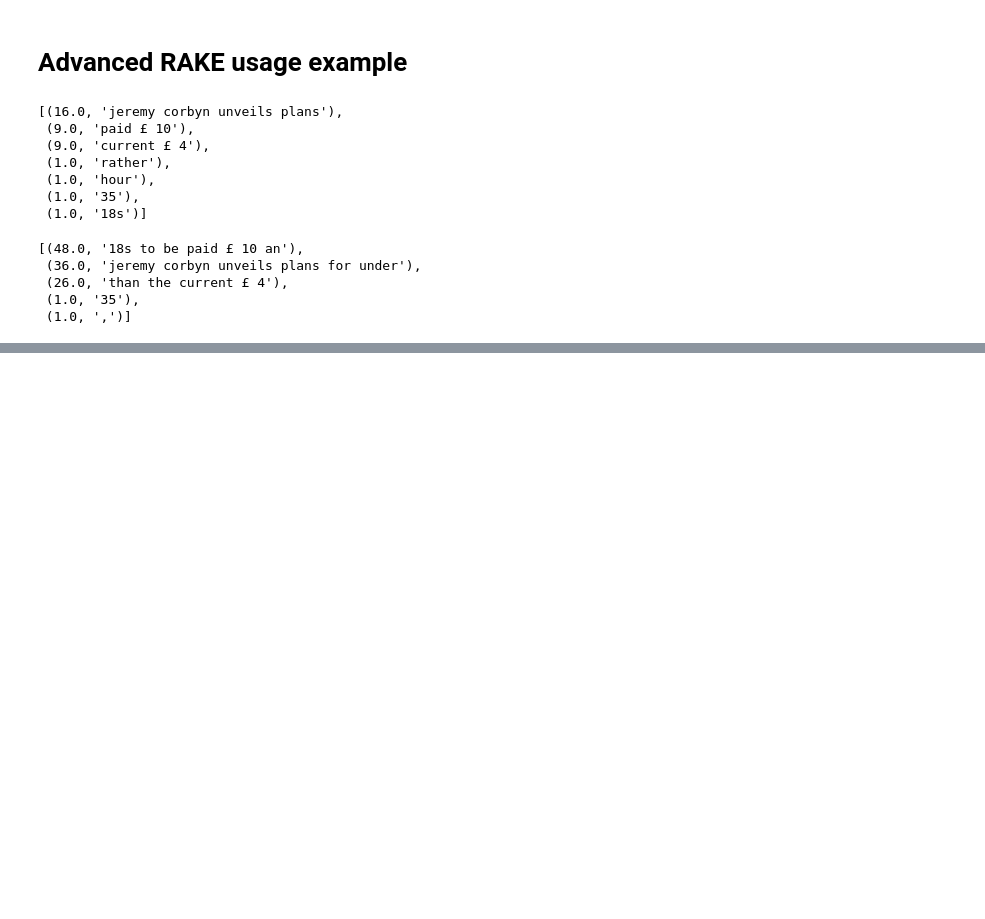
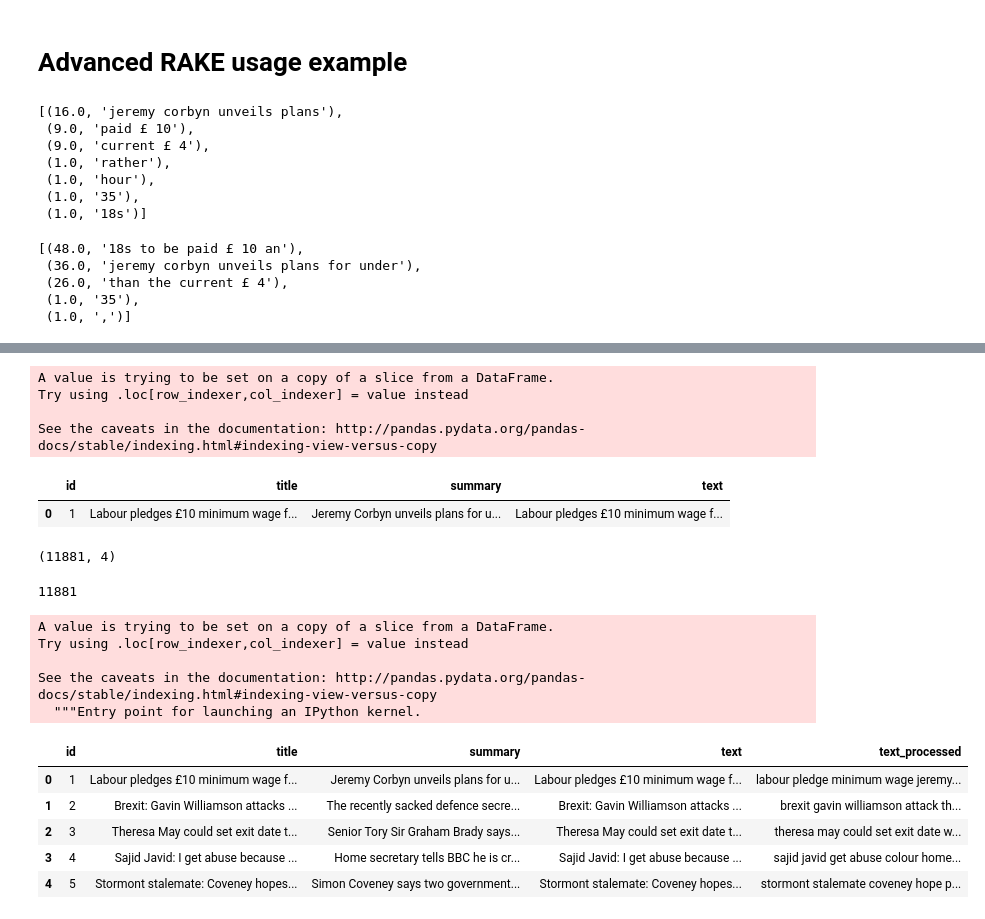
Before and after one commit to NAPSHOT/ztis, a Jupyter notebook: analyse.ipynb, the cells around one changed output, grey strips where cells are left out. Drawn from its saved outputs; the diff is of its cells as text; code cells hidden in the pictures; blank space fills up the shorter version.

```diff
--- a/analyse.ipynb
+++ b/analyse.ipynb
@@ -153,0 +191,25 @@ defaultdict(<function rake_nltk.rake.Rake._build_word_co_occurance_graph.<locals
+# %%
+tekstFeeds = feeds[["id", "title", "summary"]]
+tekstFeeds["text"] = tekstFeeds['title'] + " " + tekstFeeds['summary']
+# %% [output]
+A value is trying to be set on a copy of a slice from a DataFrame.
+Try using .loc[row_indexer,col_indexer] = value instead
+
+See the caveats in the documentation: http://pandas.pydata.org/pandas-docs/stable/indexing.html#indexing-view-versus-copy
+# %%
+pd.options.display.max_colwidth = 500
+tekstFeeds[:1]
+# %% [output]
+|  | id | title | summary | text |
+| 0 | 1 | Labour pledges £10 minimum wage f... | Jeremy Corbyn unveils plans for u... | Labour pledges £10 minimum wage f... |
+# %%
+##Creating a list of stop words and adding custom stopwords
+stop_words = set(stopwords.words("english"))
+new_words = ["http", "feed", "news", "href", "com", "img", "scr", "defoult", "reuters", "ff", "div", "class",
+             "feedflare", "auoc", "feedburner", "src", "worldnews", "yil", "height", "width", "default'",
+            "new", "www", "alt'", "aligne left", "za", "zbnmyn"]
+stop_words = stop_words.union(new_words)
+# %%
+tekstFeeds.shape
+# %% [output]
+(11881, 4)
@@ -153,0 +242,21 @@ defaultdict(<function rake_nltk.rake.Rake._build_word_co_occurance_graph.<locals
+# %%
+len(corpus)
+# %% [output]
+11881
+# %%
+tekstFeeds["text_processed"] = corpus
+# %% [output]
+A value is trying to be set on a copy of a slice from a DataFrame.
+Try using .loc[row_indexer,col_indexer] = value instead
+
+See the caveats in the documentation: http://pandas.pydata.org/pandas-docs/stable/indexing.html#indexing-view-versus-copy
+  """Entry point for launching an IPython kernel.
+# %%
+tekstFeeds[0:5]
+# %% [output]
+|  | id | title | summary | text | text_processed |
+| 0 | 1 | Labour pledges £10 minimum wage f... | Jeremy Corbyn unveils plans for u... | Labour pledges £10 minimum wage f... | labour pledge minimum wage jeremy... |
+| 1 | 2 | Brexit: Gavin Williamson attacks ... | The recently sacked defence secre... | Brexit: Gavin Williamson attacks ... | brexit gavin williamson attack th... |
+| 2 | 3 | Theresa May could set exit date t... | Senior Tory Sir Graham Brady says... | Theresa May could set exit date t... | theresa may could set exit date w... |
+| 3 | 4 | Sajid Javid: I get abuse because ... | Home secretary tells BBC he is cr... | Sajid Javid: I get abuse because ... | sajid javid get abuse colour home... |
+| 4 | 5 | Stormont stalemate: Coveney hopes... | Simon Coveney says two government... | Stormont stalemate: Coveney hopes... | stormont stalemate coveney hope p... |
```
Also changed, not shown: parts of 17 cells of this notebook.
